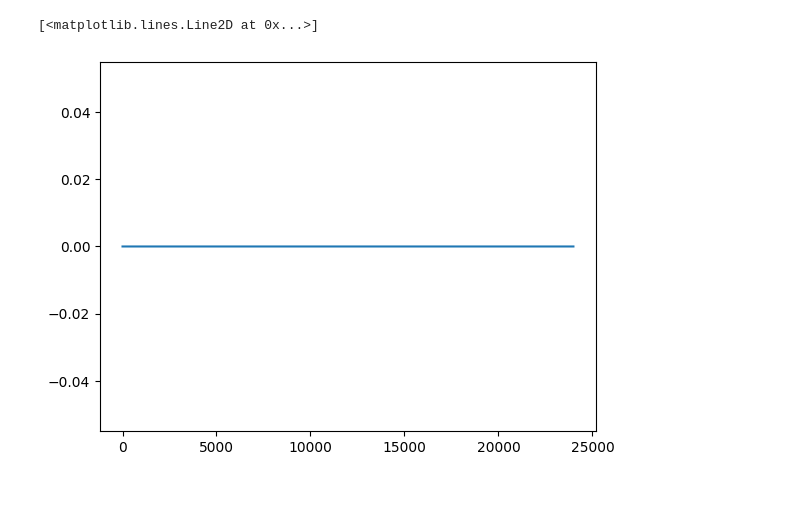
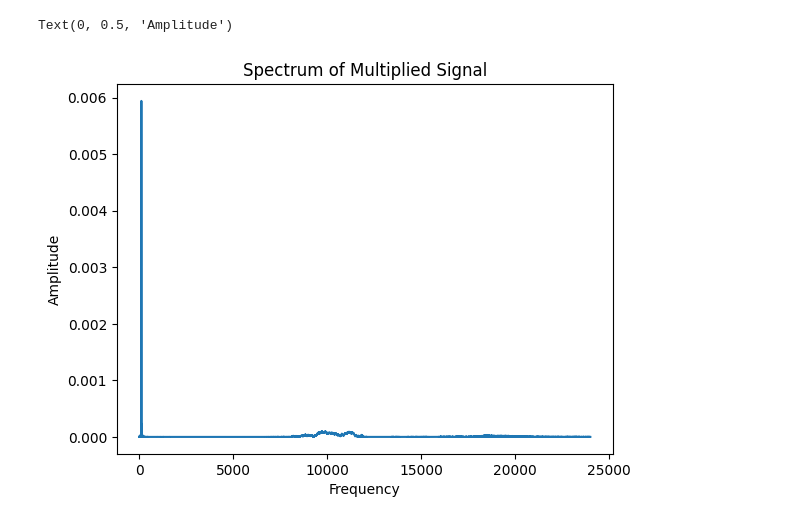
Before and after one commit to EshitaKhanna/FMCW, a Jupyter notebook: Verification Experiment/Chirp/Chirp Experiment.ipynb, the cells around one changed output. Saved outputs shown, nothing was run; the diff lists cells and outputs as text; code cells hidden in the pictures; blank space fills up the shorter version.

```diff
--- a/Verification Experiment/Chirp/Chirp Experiment.ipynb
+++ b/Verification Experiment/Chirp/Chirp Experiment.ipynb
@@ -158,9 +184,14 @@ plot_spectogram(chirp_rec,sample_rate, n_fft=128, title='Received Signal Spectro
-# %%
-mixed = signal * chirp_rec[:5120]
-
-F,A = compute_fft(mixed, sample_rate)
-plt.plot(F,A)
-# %% [output]
-[<matplotlib.lines.Line2D at 0x...>]
-[figure, removed]
+# %%
+# Element-wise multiplication of the transmitted signal and received signal
+mixed = signal * chirp_rec[:480000]
+
+# Compute FFT and plot the spectrum of mixed signal
+F,A = compute_fft(mixed, sample_rate)
+plt.plot(F,A)
+plt.title("Spectrum of Multiplied Signal")
+plt.xlabel("Frequency")
+plt.ylabel("Amplitude")
+# %% [output]
+Text(0, 0.5, 'Amplitude')
+[figure, added]
 # %%
```
Also changed, not shown: parts of 9 cells of this notebook, 3 other files.
